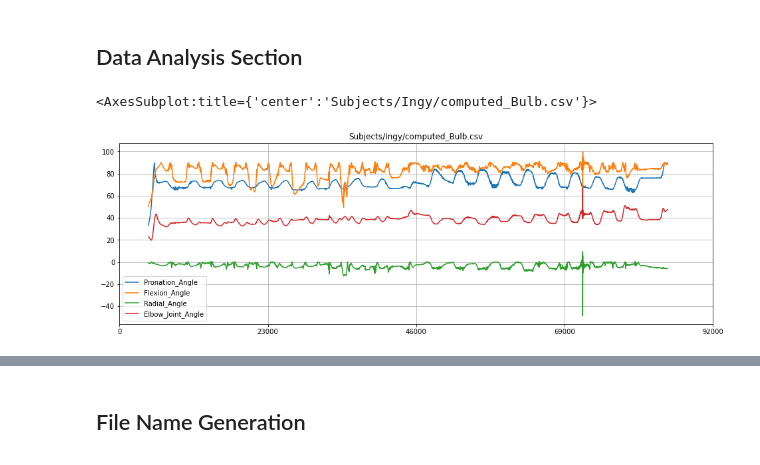
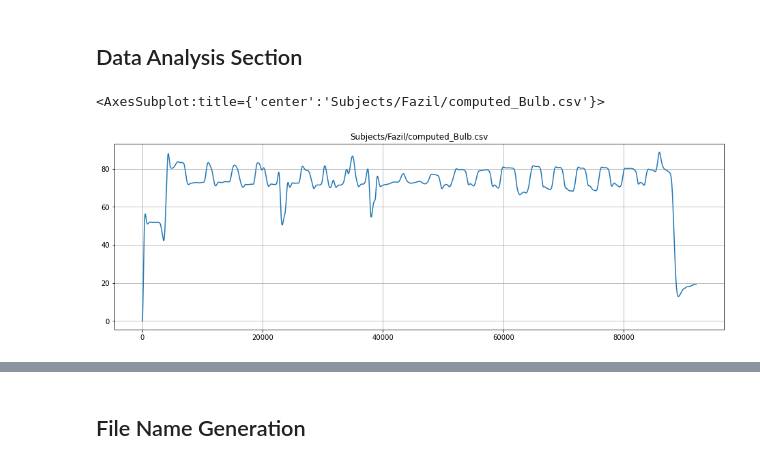
Before and after one commit to fazildgr8/wrist_control_CNN_AWEAR, a Jupyter notebook: Prosup_Classifier.ipynb, the cells around one changed output, grey strips where cells are left out. Saved outputs shown, nothing was run; the diff lists cells and outputs as text; code cells hidden in the pictures.

Commit message:
Updated Prosup Data Prep

```diff
--- a/Prosup_Classifier.ipynb
+++ b/Prosup_Classifier.ipynb
@@ -16,24 +16,21 @@ from sklearn.preprocessing import StandardScaler, MinMaxScaler
 # %% [markdown]
 ## Data Analysis Section
 # %%
-file = 'Subjects/Ingy/computed_Bulb.csv'
+file = 'Subjects/Fazil/computed_Bulb.csv'
 emg_labels = ['EMG1','EMG2','EMG3','EMG4','EMG5','EMG6','EMG7','EMG8']
 angle_lables = ['Pronation_Angle','Flexion_Angle',  'Radial_Angle','Elbow_Joint_Angle']
 df = pd.read_csv(file,index_col=0)
-df[angle_lables][4500:85000].plot(figsize=(16,5),title=file,grid=True,xticks=np.linspace(0,len(df),5))
-# %% [output]
-<AxesSubplot:title={'center':'Subjects/Ingy/computed_Bulb.csv'}>
-[figure, removed]
 # %%
 b,a = signal.butter(1, 50,fs=2000)
-emg_df = pd.DataFrame(columns=emg_labels)
 for labels in emg_labels:
-    emg_df[labels] = signal.lfilter(b, a,df[labels])
-df[emg_labels] = np.array(emg_df)
+    df[labels] = signal.lfilter(b, a,df[labels])
 # %%
-b,a = signal.butter(1, 50,fs=2000)
-angle_df = pd.DataFrame(columns=angle_lables)
+b,a = signal.butter(3, 3,fs=2000)
 for labels in angle_lables:
-    angle_df[labels] = signal.lfilter(b, a,df[labels])
-df[angle_lables] = np.array(angle_df)
+    df[labels] = signal.lfilter(b, a,df[labels])
+# %%
+df['Pronation_Angle'].plot(figsize=(16,5),title=file,grid=True)#,xticks=np.linspace(0,len(df),5)
+# %% [output]
+<AxesSubplot:title={'center':'Subjects/Fazil/computed_Bulb.csv'}>
+[figure, added]
 # %%
```
Also changed, not shown: parts of 20 cells of this notebook, 11 other files.
